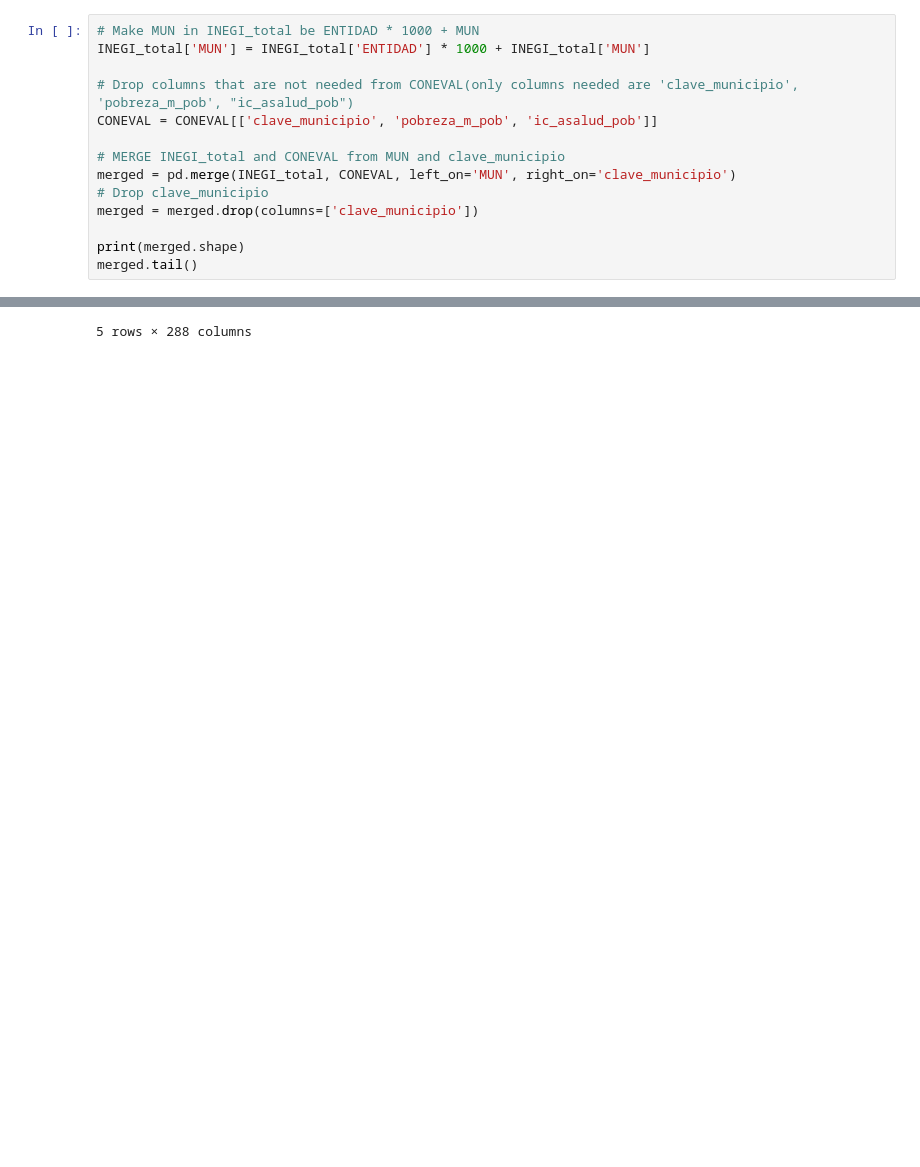
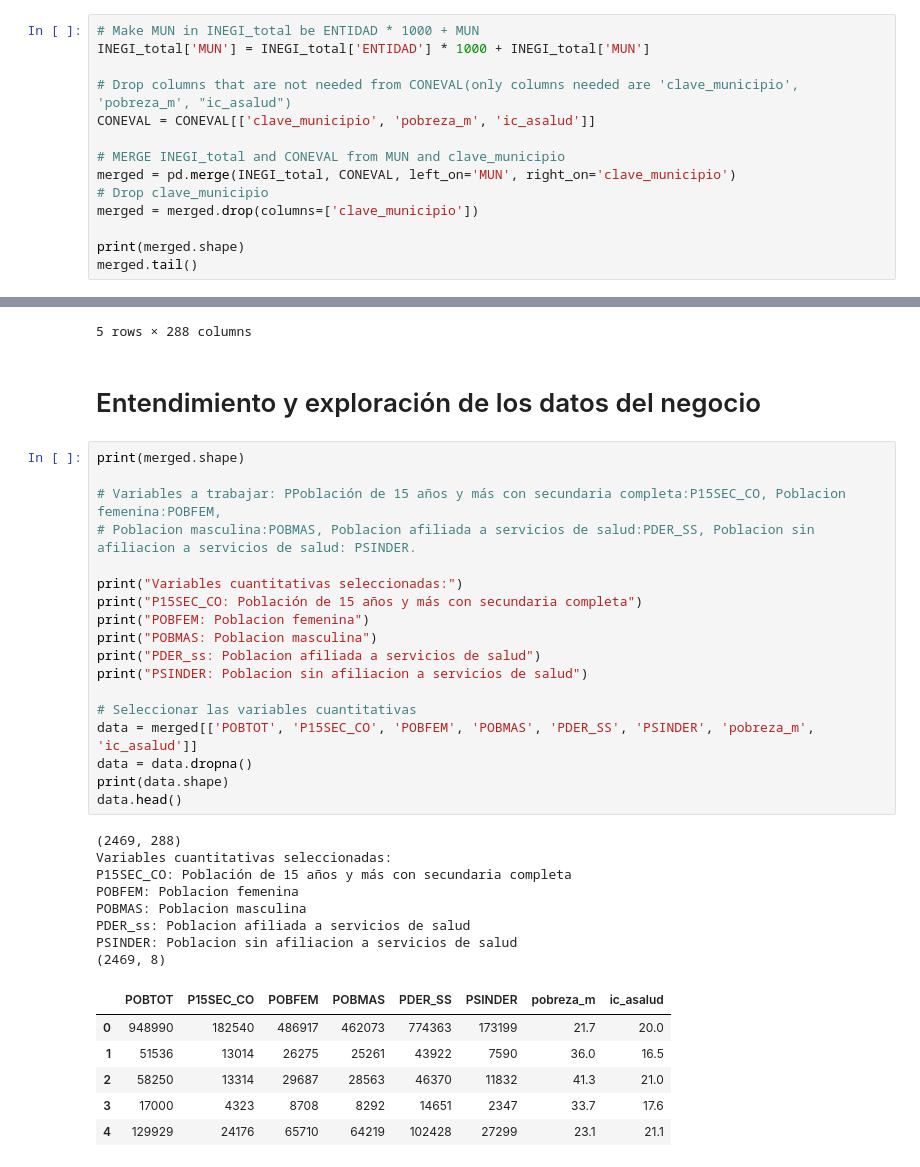
Before and after one commit to albo437/TC2004B, a Jupyter notebook: Reto Entrega 2/IntegracionExploracion.ipynb, the cells around one changed output, grey strips where cells are left out. Drawn from its saved outputs; the diff is of its cells as text; blank space fills up the shorter version.

```diff
--- a/Reto Entrega 2/IntegracionExploracion.ipynb
+++ b/Reto Entrega 2/IntegracionExploracion.ipynb
@@ -51,8 +51,8 @@ INEGI_total.head()
 # Make MUN in INEGI_total be ENTIDAD * 1000 + MUN
 INEGI_total['MUN'] = INEGI_total['ENTIDAD'] * 1000 + INEGI_total['MUN']
 
-# Drop columns that are not needed from CONEVAL(only columns needed are 'clave_municipio', 'pobreza_m_pob', "ic_asalud_pob")
-CONEVAL = CONEVAL[['clave_municipio', 'pobreza_m_pob', 'ic_asalud_pob']]
+# Drop columns that are not needed from CONEVAL(only columns needed are 'clave_municipio', 'pobreza_m', "ic_asalud")
+CONEVAL = CONEVAL[['clave_municipio', 'pobreza_m', 'ic_asalud']]
 
 # MERGE INEGI_total and CONEVAL from MUN and clave_municipio
 merged = pd.merge(INEGI_total, CONEVAL, left_on='MUN', right_on='clave_municipio')
@@ -75,3 +75,38 @@ See the caveats in the documentation: https://pandas.pydata.org/pandas-docs/stab
 | 2467 | 32 | Zacatecas | 32057 | Trancoso | 0 | Total del Municipio | NaN | NaN | NaN | 20455 | ... | ... |
 | 2468 | 32 | Zacatecas | 32058 | Santa María de la Paz | 0 | Total del Municipio | NaN | NaN | NaN | 2767 | ... | ... |
 5 rows × 288 columns
+# %% [markdown]
+# Entendimiento y exploración de los datos del negocio
+# %%
+print(merged.shape)
+
+# Variables a trabajar: PPoblación de 15 años y más con secundaria completa:P15SEC_CO, Poblacion femenina:POBFEM,
+# Poblacion masculina:POBMAS, Poblacion afiliada a servicios de salud:PDER_SS, Poblacion sin afiliacion a servicios de salud: PSINDER.
+
+print("Variables cuantitativas seleccionadas:")
+print("P15SEC_CO: Población de 15 años y más con secundaria completa")
+print("POBFEM: Poblacion femenina")
+print("POBMAS: Poblacion masculina")
+print("PDER_ss: Poblacion afiliada a servicios de salud")
+print("PSINDER: Poblacion sin afiliacion a servicios de salud")
+
+# Seleccionar las variables cuantitativas
+data = merged[['POBTOT', 'P15SEC_CO', 'POBFEM', 'POBMAS', 'PDER_SS', 'PSINDER', 'pobreza_m', 'ic_asalud']]
+data = data.dropna()
+print(data.shape)
+data.head()
+# %% [output]
+(2469, 288)
+Variables cuantitativas seleccionadas:
+P15SEC_CO: Población de 15 años y más con secundaria completa
+POBFEM: Poblacion femenina
+POBMAS: Poblacion masculina
+PDER_ss: Poblacion afiliada a servicios de salud
+PSINDER: Poblacion sin afiliacion a servicios de salud
+(2469, 8)
+|  | POBTOT | P15SEC_CO | POBFEM | POBMAS | PDER_SS | PSINDER | pobreza_m | ic_asalud |
+| 0 | 948990 | 182540 | 486917 | 462073 | 774363 | 173199 | 21.7 | 20.0 |
+| 1 | 51536 | 13014 | 26275 | 25261 | 43922 | 7590 | 36.0 | 16.5 |
+| 2 | 58250 | 13314 | 29687 | 28563 | 46370 | 11832 | 41.3 | 21.0 |
+| 3 | 17000 | 4323 | 8708 | 8292 | 14651 | 2347 | 33.7 | 17.6 |
+| 4 | 129929 | 24176 | 65710 | 64219 | 102428 | 27299 | 23.1 | 21.1 |
```
Also changed, not shown: parts of 8 cells of this notebook, 3 other files.
